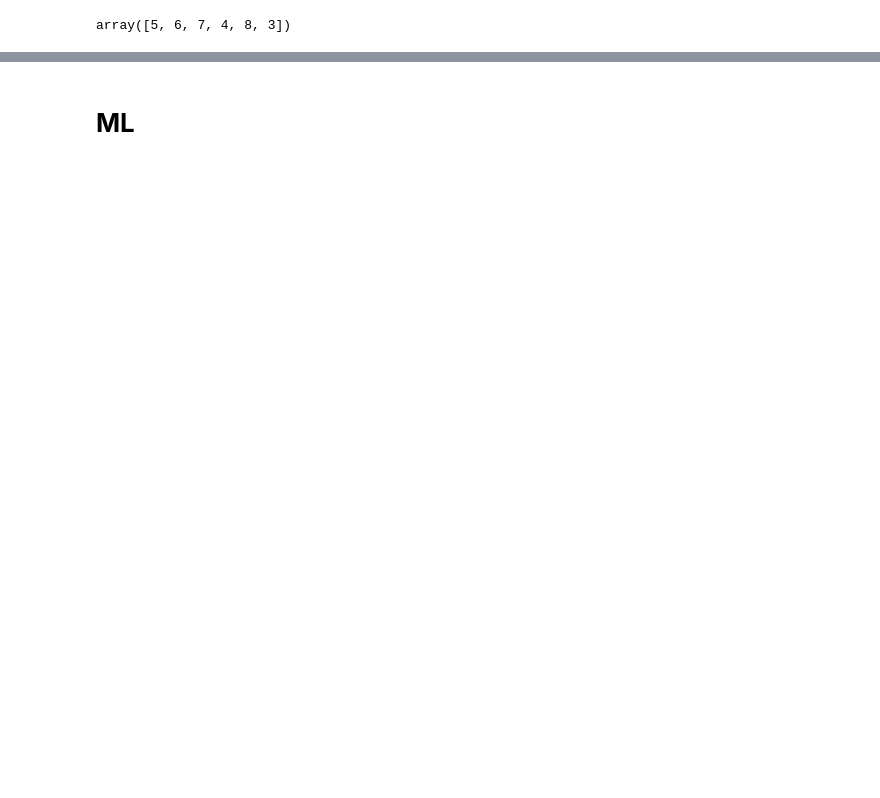
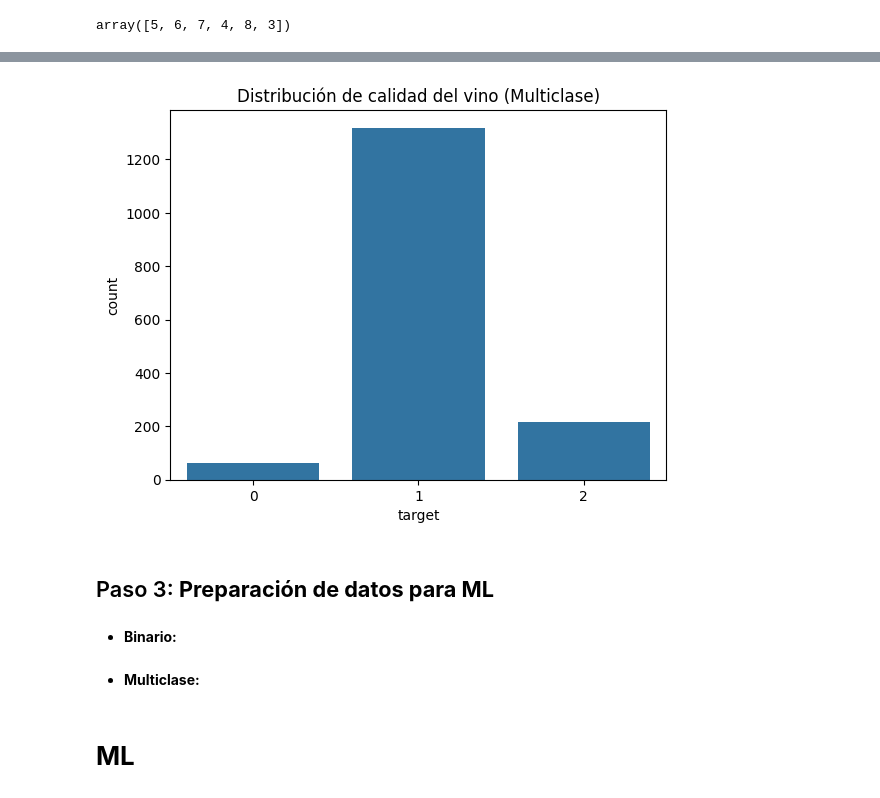
Before and after one commit to 4GeeksAcademy/CristinaChico_ML23-KNN-WineQuality, a Jupyter notebook: src/KNN-WineQuality_ML.ipynb, the cells around one changed output, grey strips where cells are left out. Drawn from its saved outputs; the diff is of its cells as text; code cells hidden in the pictures; blank space fills up the shorter version.

```diff
--- a/src/KNN-WineQuality_ML.ipynb
+++ b/src/KNN-WineQuality_ML.ipynb
@@ -305,0 +261,13 @@ NameError: name 'df' is not defined
+# %%
+df_multiclass = df.copy()
+# Separación multiclase:
+def quality_to_label(q):
+    if q <= 4:
+        return 0  # low
+    elif q <= 6:
+        return 1  # medium
+    else:
+        return 2  # high
+
+df_multiclass['target'] = df_multiclass['quality'].apply(quality_to_label)
+df_multiclass.head()
@@ -305,0 +306,10 @@ NameError: name 'df' is not defined
+# %%
+sns.countplot(data=df_multiclass, x="target")
+plt.title("Distribución de calidad del vino (Multiclase)")
+plt.show()
+# %% [output]
+[figure, added]
+# %% [markdown]
+## Paso 3: **Preparación de datos para ML**
+# %% [markdown]
+* **Binario:**
@@ -305,0 +319,2 @@ NameError: name 'df' is not defined
+# %% [markdown]
+* **Multiclase:**
```
Also changed, not shown: parts of 147 cells of this notebook.
